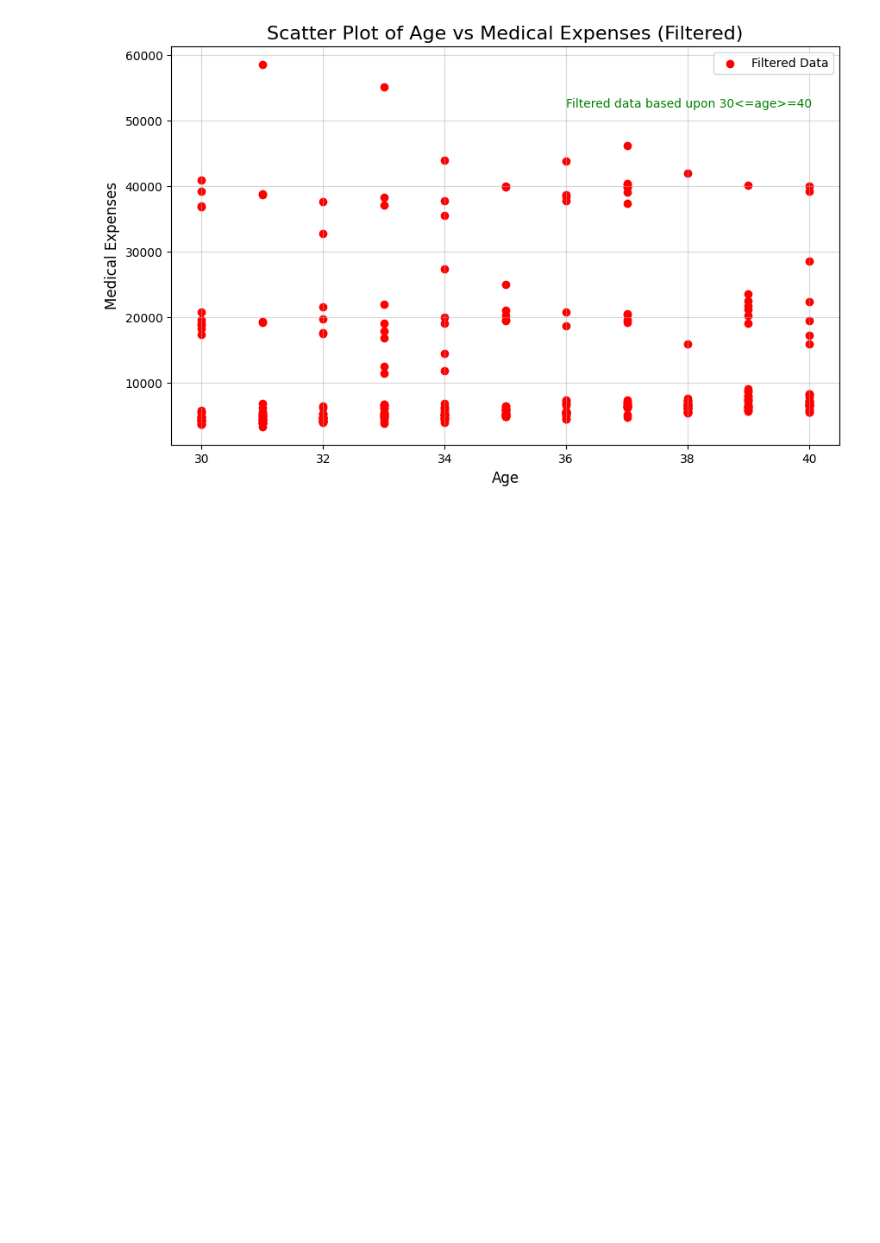
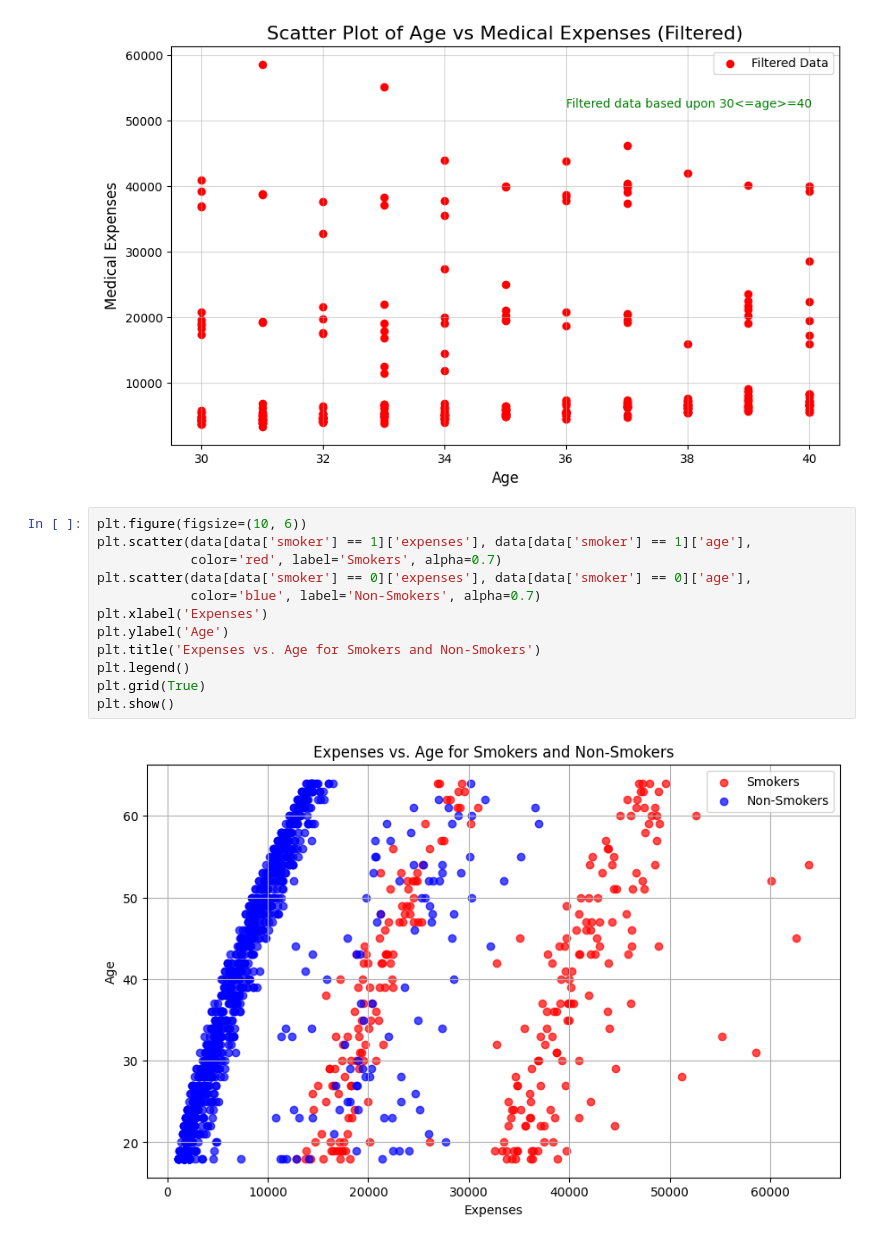
Before and after one commit to Akhilanandateja/Data_analysis_using_Python, a Jupyter notebook: DAUP_1.ipynb, the cells around one changed output. Drawn from its saved outputs; the diff is of its cells as text; blank space fills up the shorter version.

```diff
--- a/DAUP_1.ipynb
+++ b/DAUP_1.ipynb
@@ -157,3 +208,17 @@ plt.grid(alpha=0.5)
 plt.show()
 # %% [output]
 [figure]
+# %%
+plt.figure(figsize=(10, 6))
+plt.scatter(data[data['smoker'] == 1]['expenses'], data[data['smoker'] == 1]['age'],
+            color='red', label='Smokers', alpha=0.7)
+plt.scatter(data[data['smoker'] == 0]['expenses'], data[data['smoker'] == 0]['age'],
+            color='blue', label='Non-Smokers', alpha=0.7)
+plt.xlabel('Expenses')
+plt.ylabel('Age')
+plt.title('Expenses vs. Age for Smokers and Non-Smokers')
+plt.legend()
+plt.grid(True)
+plt.show()
+# %% [output]
+[figure, added]
```
Also changed, not shown: parts of 6 cells of this notebook.
